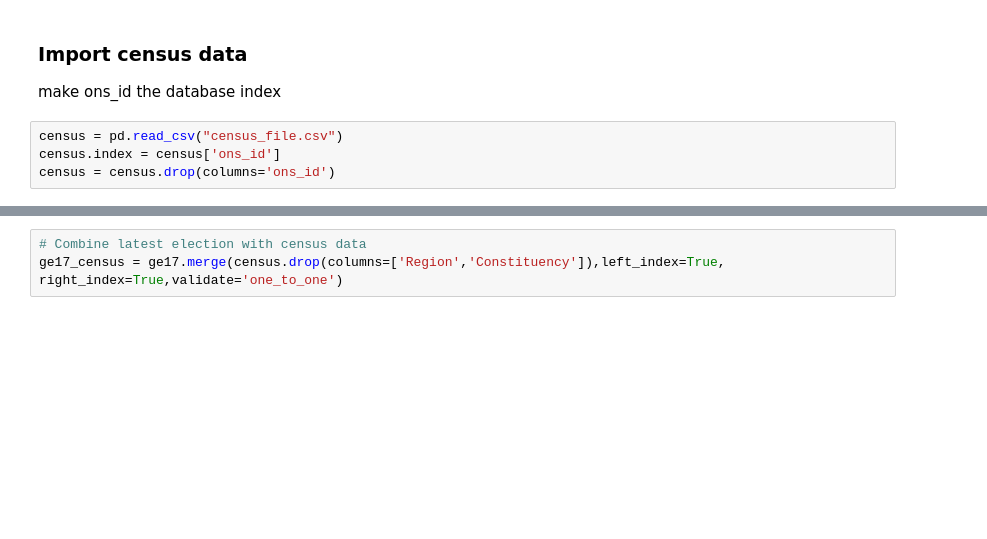
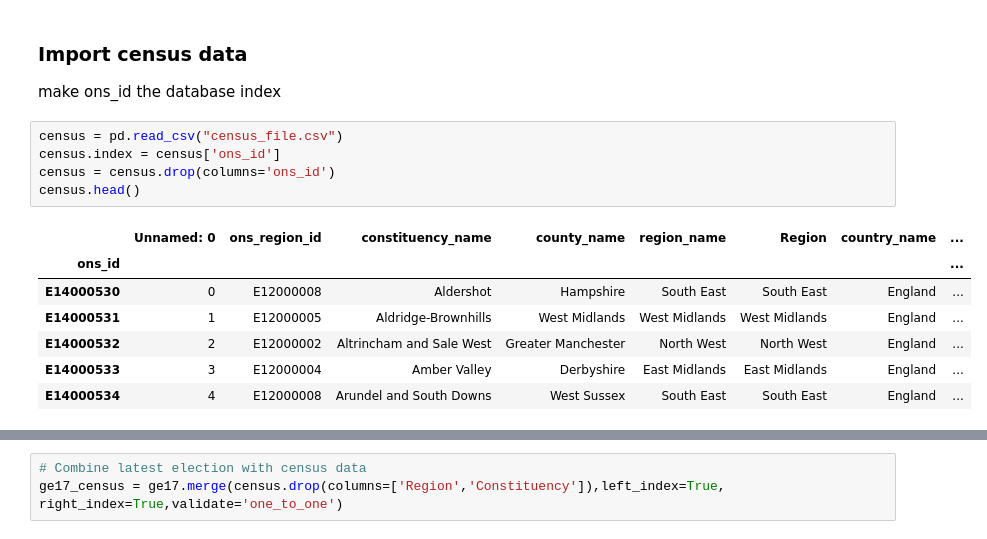
Before and after one commit to velocirobbie/labour-campaigns, a Jupyter notebook: anomalously_good_labour_seats.ipynb, the cells around one changed output, grey strips where cells are left out. Drawn from its saved outputs; the diff is of its cells as text; blank space fills up the shorter version.

```diff
--- a/anomalously_good_labour_seats.ipynb
+++ b/anomalously_good_labour_seats.ipynb
@@ -109,4 +118,13 @@ make ons_id the database index
 # %%
 census = pd.read_csv("census_file.csv")
 census.index = census['ons_id']
 census = census.drop(columns='ons_id')
+census.head()
+# %% [output]
+|  | Unnamed: 0 | ons_region_id | constituency_name | county_name | region_name | Region | country_name | ... |
+| ons_id |  |  |  |  |  |  |  | ... |
+| E14000530 | 0 | E12000008 | Aldershot | Hampshire | South East | South East | England | ... |
+| E14000531 | 1 | E12000005 | Aldridge-Brownhills | West Midlands | West Midlands | West Midlands | England | ... |
+| E14000532 | 2 | E12000002 | Altrincham and Sale West | Greater Manchester | North West | North West | England | ... |
+| E14000533 | 3 | E12000004 | Amber Valley | Derbyshire | East Midlands | East Midlands | England | ... |
+| E14000534 | 4 | E12000008 | Arundel and South Downs | West Sussex | South East | South East | England | ... |
```
Also changed, not shown: parts of 3 cells of this notebook, 4 other files.
